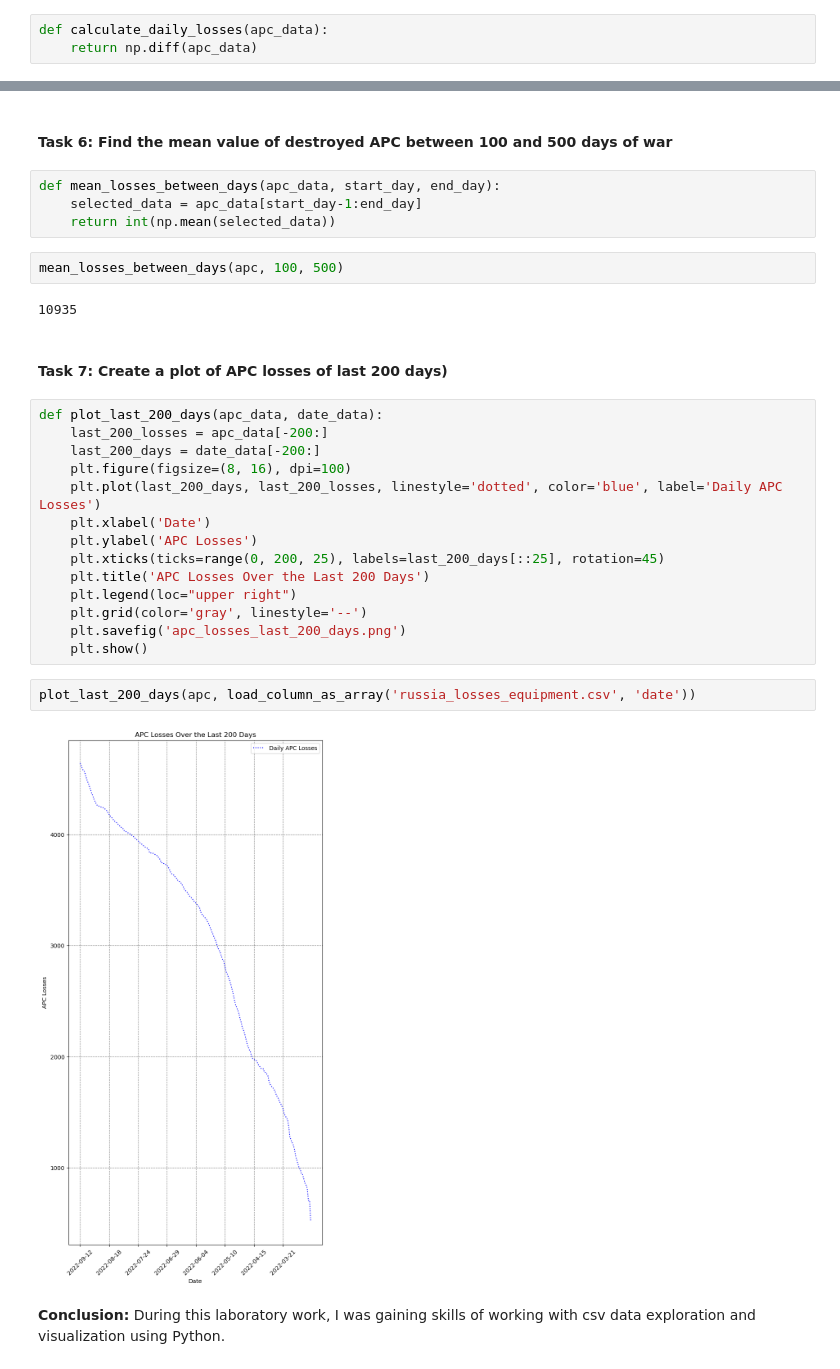
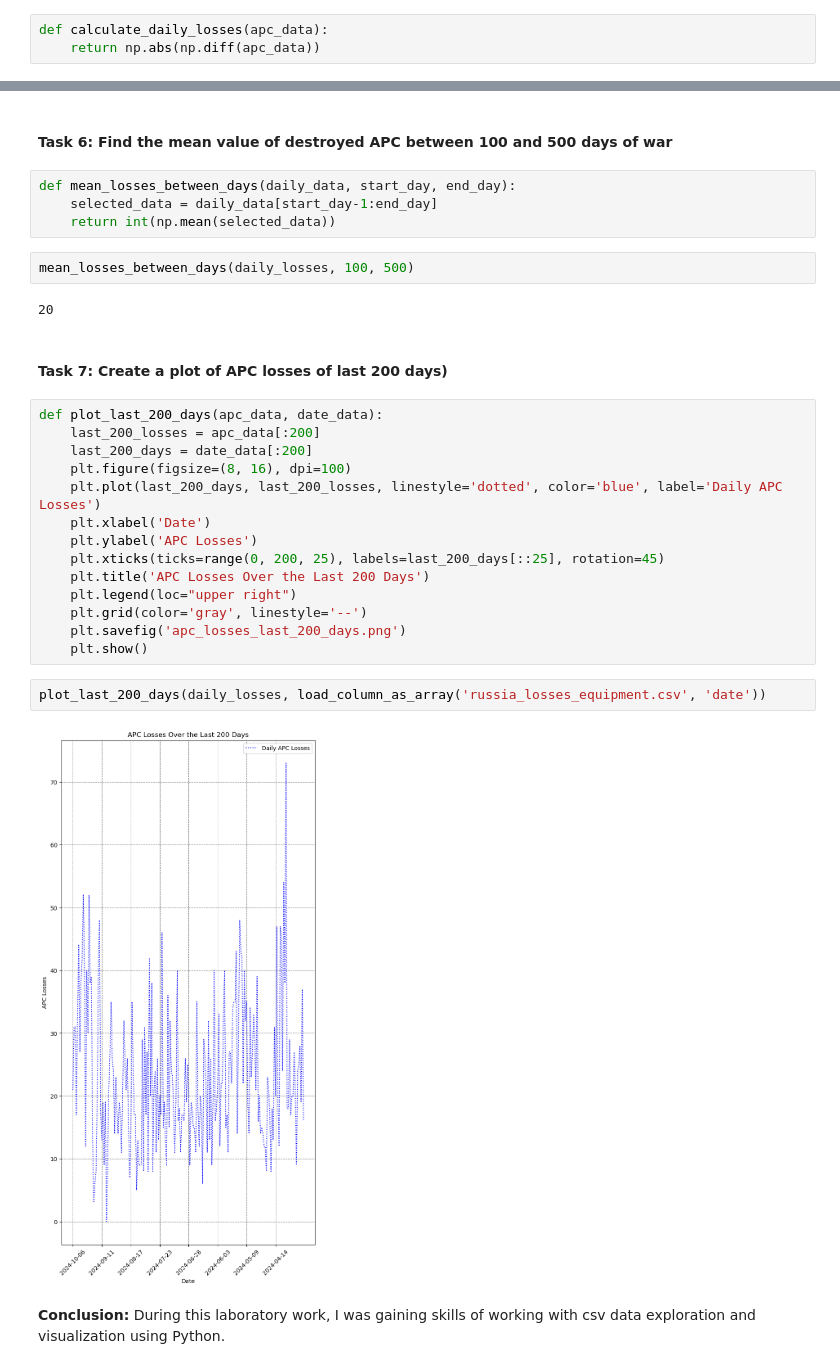
Before and after one commit to minyailodmytro/PythonDataProcessing_Labs, a Jupyter notebook: PythonDataProcessing_Lab2.ipynb, the cells around one changed output, grey strips where cells are left out. Saved outputs shown, nothing was run; the diff lists cells and outputs as text.

```diff
--- a/PythonDataProcessing_Lab2.ipynb
+++ b/PythonDataProcessing_Lab2.ipynb
@@ -61,7 +61,7 @@ print(apc)
 #### Task 3: Find daily APC losses
 # %%
 def calculate_daily_losses(apc_data):
-    return np.diff(apc_data)
+    return np.abs(np.diff(apc_data))
 # %%
 daily_losses = calculate_daily_losses(apc)
 print(daily_losses)
@@ -111,19 +112,19 @@ summer_2024_losses('russia_losses_equipment.csv', 'APC')
 # %% [markdown]
 #### Task 6: Find the mean value of destroyed APC between 100 and 500 days of war
 # %%
-def mean_losses_between_days(apc_data, start_day, end_day):
-    selected_data = apc_data[start_day-1:end_day]
+def mean_losses_between_days(daily_data, start_day, end_day):
+    selected_data = daily_data[start_day-1:end_day]
     return int(np.mean(selected_data))
 # %%
-mean_losses_between_days(apc, 100, 500)
+mean_losses_between_days(daily_losses, 100, 500)
 # %% [output]
-10935
+20
 # %% [markdown]
 #### Task 7: Create a plot of APC losses of last 200 days)
 # %%
 def plot_last_200_days(apc_data, date_data):
-    last_200_losses = apc_data[-200:]
-    last_200_days = date_data[-200:]
+    last_200_losses = apc_data[:200]
+    last_200_days = date_data[:200]
     plt.figure(figsize=(8, 16), dpi=100)
     plt.plot(last_200_days, last_200_losses, linestyle='dotted', color='blue', label='Daily APC Losses')
     plt.xlabel('Date')
@@ -135,8 +136,8 @@ def plot_last_200_days(apc_data, date_data):
     plt.savefig('apc_losses_last_200_days.png')
     plt.show()
 # %%
-plot_last_200_days(apc, load_column_as_array('russia_losses_equipment.csv', 'date'))
+plot_last_200_days(daily_losses, load_column_as_array('russia_losses_equipment.csv', 'date'))
 # %% [output]
-[figure, old version]
+[figure, new version]
 # %% [markdown]
 **Conclusion:** During this laboratory work, I was gaining skills of working with csv data exploration and visualization using Python.
```
Also changed, not shown: parts of 5 cells of this notebook.
